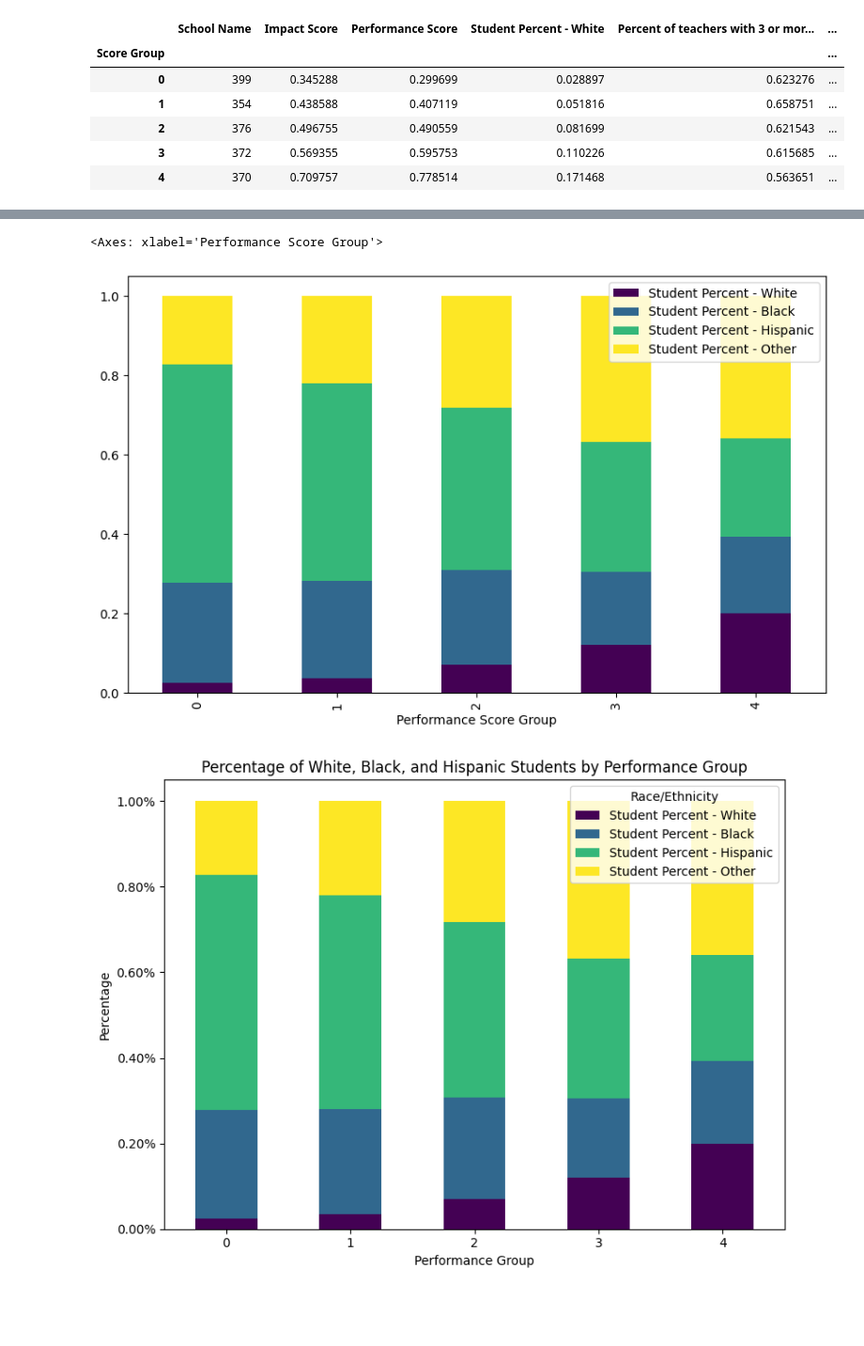
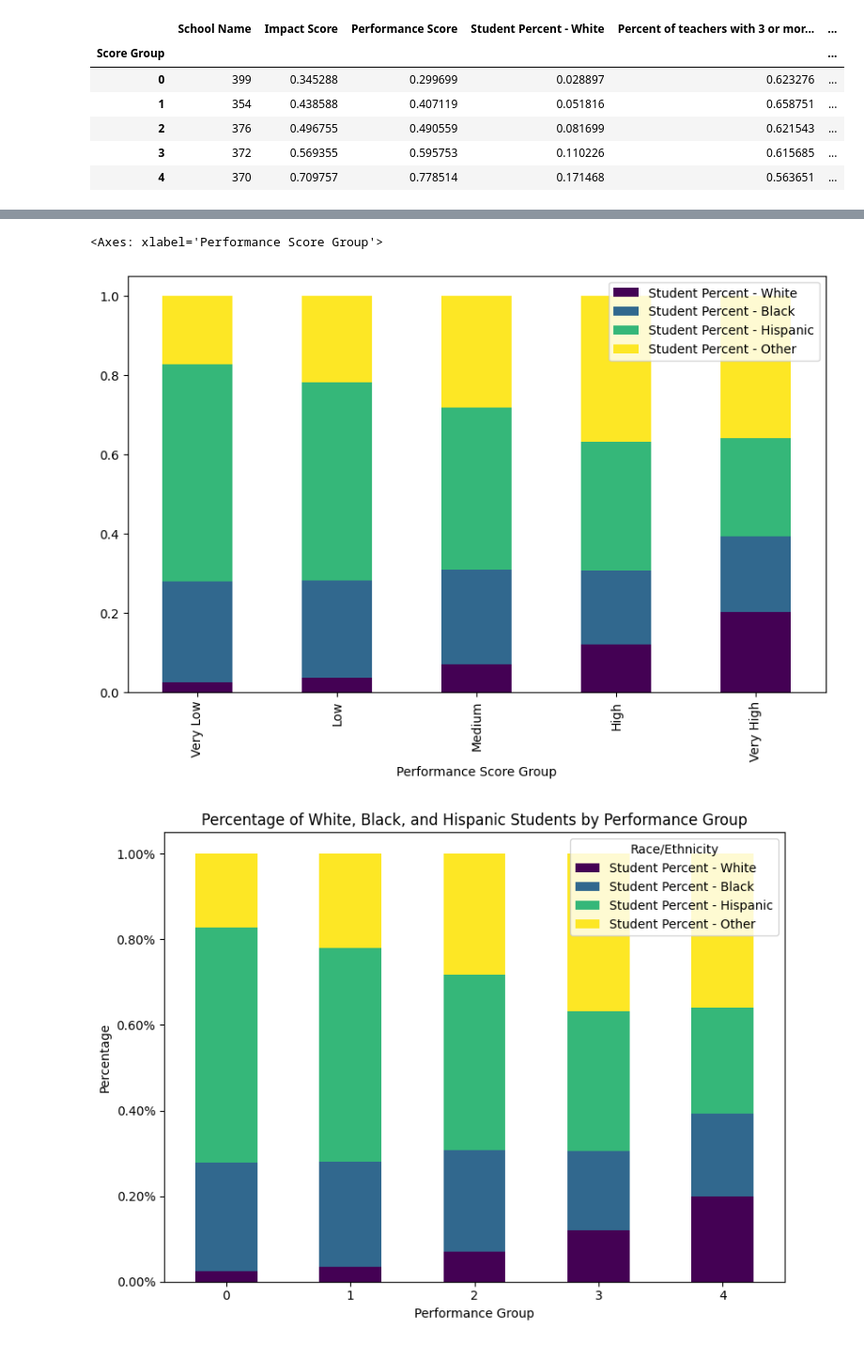
Before and after one commit to NakaFrozn/SI649, a Jupyter notebook: static-viz/static-viz-data.ipynb, the cells around one changed output, grey strips where cells are left out. Shown at 94% size. Saved outputs shown, nothing was run; the diff lists cells and outputs as text; code cells hidden in the pictures; blank space fills up the shorter version.

```diff
--- a/static-viz/static-viz-data.ipynb
+++ b/static-viz/static-viz-data.ipynb
@@ -643,7 +851,9 @@ dtype: float64
 ### Ethnicity Diversity by Performance Quartile
 [NYC School Quality Report](https://infohub.nyced.org/reports/students-and-schools/school-quality/school-quality-reports-and-resources)
 # %%
-df_scoring = pd.read_excel("./data/202324-ems-sqr-results.xlsx", sheet_name="Summary", header=0)
+df_scoring = pd.read_excel(
+    "./data/202324-ems-sqr-results.xlsx", sheet_name="Summary", header=0
+)
 df_scoring.columns.to_list()
 # %% [output]
 ['DBN',
@@ -762,4 +974,6 @@ See the caveats in the documentation: https://pandas.pydata.org/pandas-docs/stab
 df_scoring_cleaned.loc[
     df_scoring_cleaned["Student Percent - White"] <= 0.2, "Segregated School"
 ] = 1
-df_scoring_cleaned.loc[df_scoring_cleaned["Student Percent - White"] > 0.2, "Segregated School"] = 0
+df_scoring_cleaned.loc[
+    df_scoring_cleaned["Student Percent - White"] > 0.2, "Segregated School"
+] = 0
@@ -791,6 +1011,8 @@ See the caveats in the documentation: https://pandas.pydata.org/pandas-docs/stab
 # %%
 # Divide the Average score into 5 groups (5 percentile groups)
-df_scoring_cleaned["Score Group"] = pd.qcut(df_scoring_cleaned["Average Score"], 5, labels=False)
+df_scoring_cleaned["Score Group"] = pd.qcut(
+    df_scoring_cleaned["Average Score"], 5, labels=False
+)
 df_scoring_cleaned["Score Group"].value_counts()
 # %% [output]
 A value is trying to be set on a copy of a slice from a DataFrame.
@@ -867,13 +1089,17 @@ scoring_by_performance["Student Percent - Other"] = (
     - scoring_by_performance["Student Percent - Hispanic"]
 )
 
-scoring_by_performance["Performance Score Group"] = scoring_by_performance["Performance Score Group"].map({
-    0: "Very Low",
-    1: "Low",
-    2: "Medium",
-    3: "High",
-    4: "Very High",
-})
+scoring_by_performance["Performance Score Group"] = scoring_by_performance[
+    "Performance Score Group"
+].map(
+    {
+        0: "Very Low",
+        1: "Low",
+        2: "Medium",
+        3: "High",
+        4: "Very High",
+    }
+)
 
 scoring_by_performance.set_index("Performance Score Group")
 # %% [output]
@@ -887,20 +1113,20 @@ scoring_by_performance.set_index("Performance Score Group")
 # %%
 # Use stacked bars  to visualize the percent white, black, and hispanic students in each performance group
 scoring_by_performance.set_index("Performance Score Group").plot(
     kind="bar",
     stacked=True,
     y=[
         "Student Percent - White",
         "Student Percent - Black",
         "Student Percent - Hispanic",
         "Student Percent - Other",
     ],
     figsize=(10, 6),
-    colormap="viridis"
+    colormap="viridis",
 )
 # %% [output]
 <Axes: xlabel='Performance Score Group'>
-[figure, old version]
+[figure, new version]
 # %%
 import matplotlib.ticker as mticker
 
```
Also changed, not shown: parts of 65 cells of this notebook, 11 other files.
